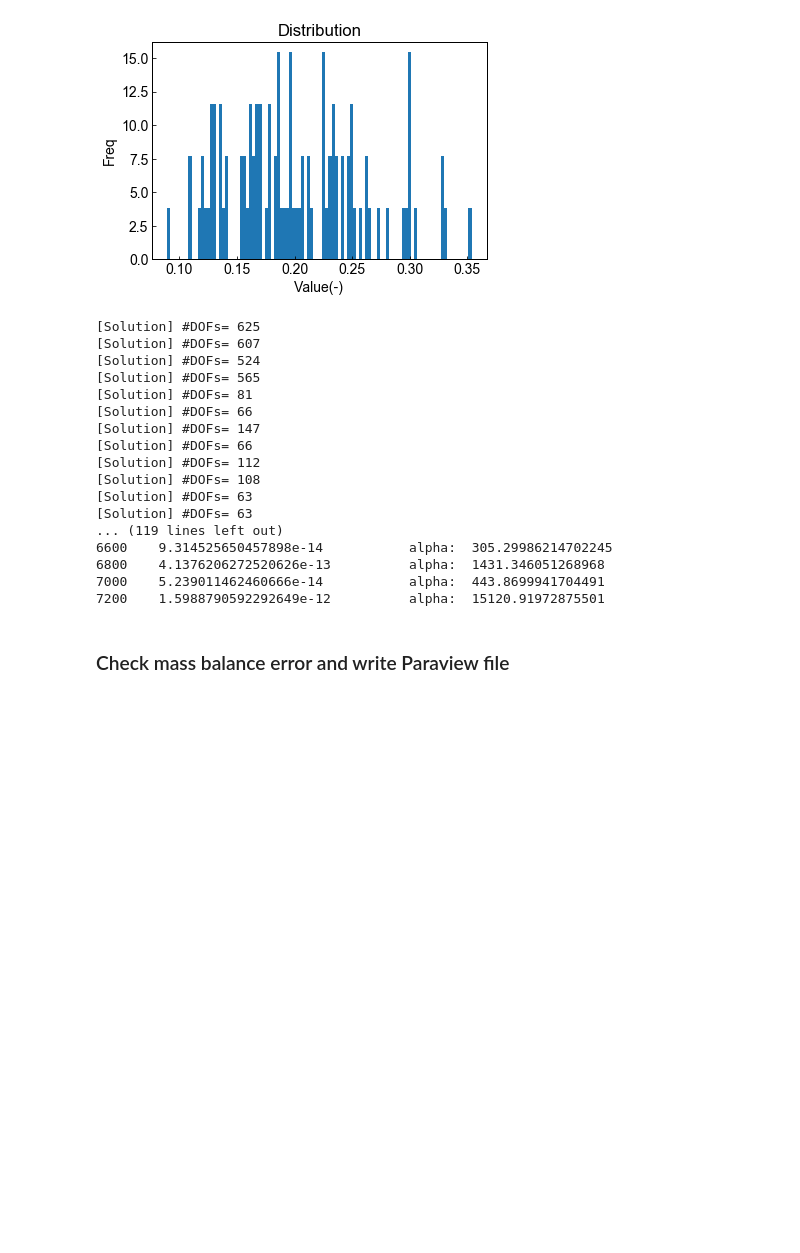
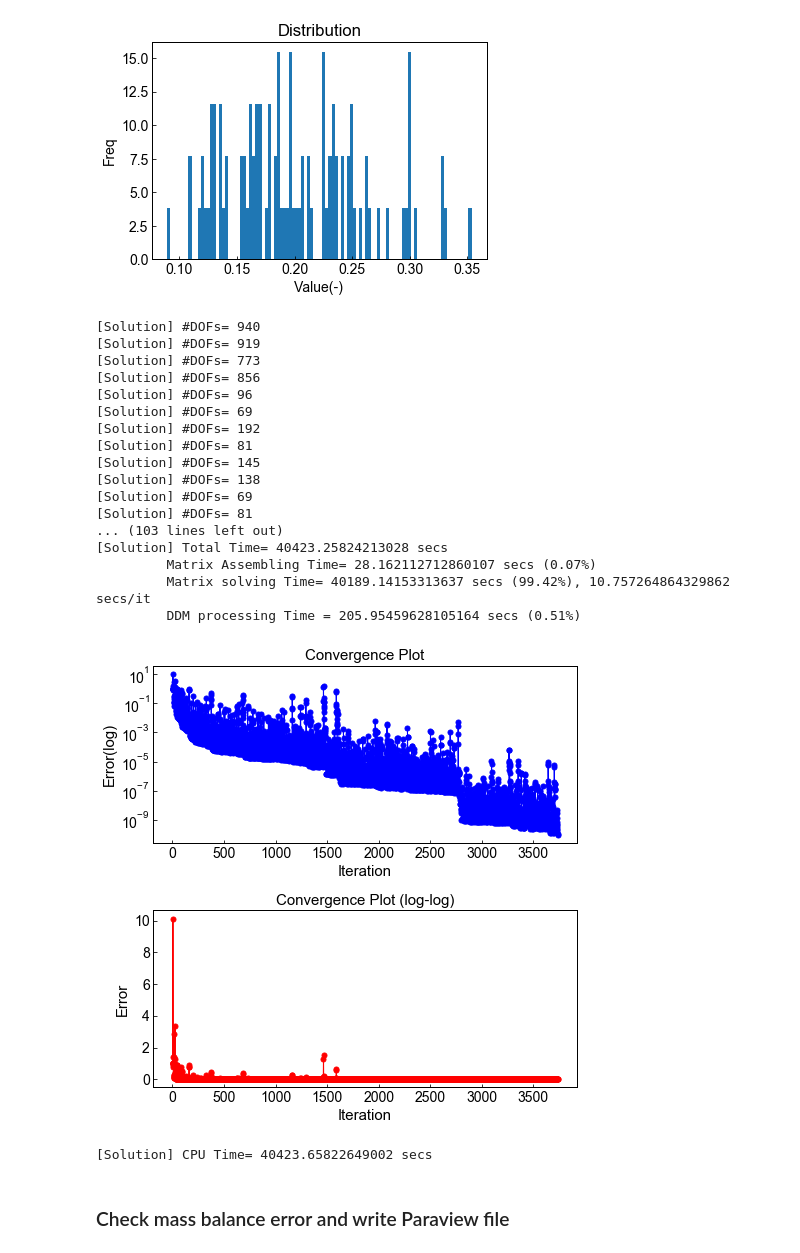
Before and after one commit to BinWang0213/PyDFN3D, a Jupyter notebook: Examples/ComplexDFNs2-Fine.ipynb, the cells around one changed output. Saved outputs shown, nothing was run; the diff lists cells and outputs as text; code cells hidden in the pictures; blank space fills up the shorter version.

```diff
--- a/Examples/ComplexDFNs2-Fine.ipynb
+++ b/Examples/ComplexDFNs2-Fine.ipynb
@@ -172,25 +172,27 @@ Frac Aperature Mean Min Max 0.2014081011498013 0.08932304810413014 0.35378434725
 Frac Permeability Mean Min Max 3.6686989499127e-09 6.648839102177289e-10 1.043028036327775e-08 m^2
 [figure]
 # %%
-Case1.solveFlow(max_iters=10000,tolerance=1e-14)
+Case1.solveFlow(max_iters=20000,tolerance=1e-10)
 # %% [output]
-[Solution] #DOFs= 625
-[Solution] #DOFs= 607
-[Solution] #DOFs= 524
-[Solution] #DOFs= 565
+[Solution] #DOFs= 940
+[Solution] #DOFs= 919
+[Solution] #DOFs= 773
+[Solution] #DOFs= 856
+[Solution] #DOFs= 96
+[Solution] #DOFs= 69
+[Solution] #DOFs= 192
 [Solution] #DOFs= 81
-[Solution] #DOFs= 66
-[Solution] #DOFs= 147
-[Solution] #DOFs= 66
-[Solution] #DOFs= 112
-[Solution] #DOFs= 108
-[Solution] #DOFs= 63
-[Solution] #DOFs= 63
-... (119 lines left out)
-6600    9.314525650457898e-14           alpha:  305.29986214702245
-6800    4.1376206272520626e-13          alpha:  1431.346051268968
-7000    5.239011462460666e-14           alpha:  443.8699941704491
-7200    1.5988790592292649e-12          alpha:  15120.91972875501
+[Solution] #DOFs= 145
+[Solution] #DOFs= 138
+[Solution] #DOFs= 69
+[Solution] #DOFs= 81
+... (103 lines left out)
+[Solution] Total Time= 40423.25824213028 secs
+         Matrix Assembling Time= 28.162112712860107 secs (0.07%)
+         Matrix solving Time= 40189.14153313637 secs (99.42%), 10.757264864329862 secs/it
+         DDM processing Time = 205.95459628105164 secs (0.51%)
+[figure, added]
+[Solution] CPU Time= 40423.65822649002 secs
 # %% [markdown]
 ### Check mass balance error and write Paraview file
 # %%
```
Also changed, not shown: parts of 5 cells of this notebook, 13 other files.
